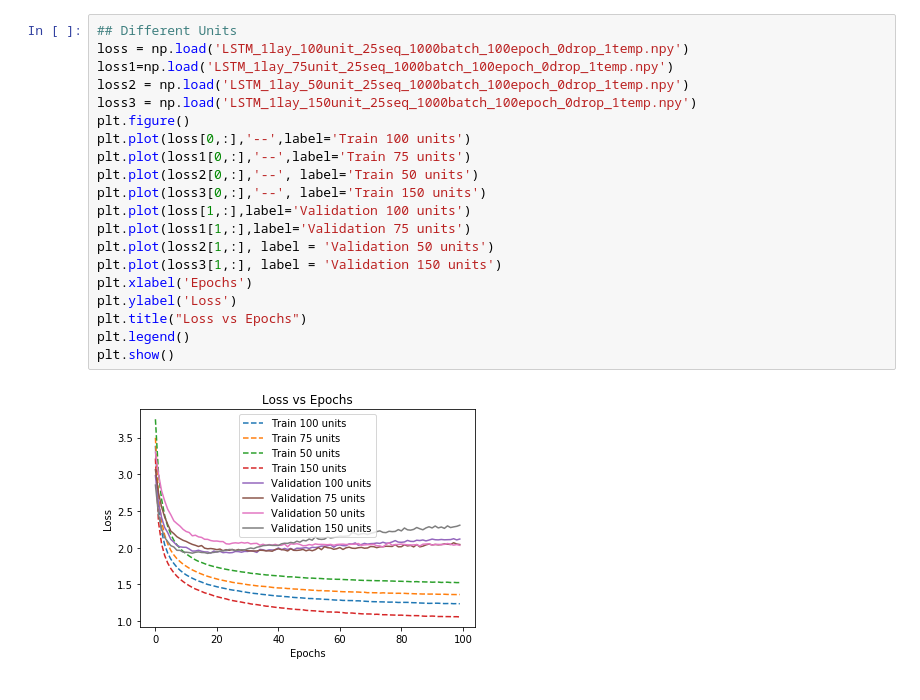
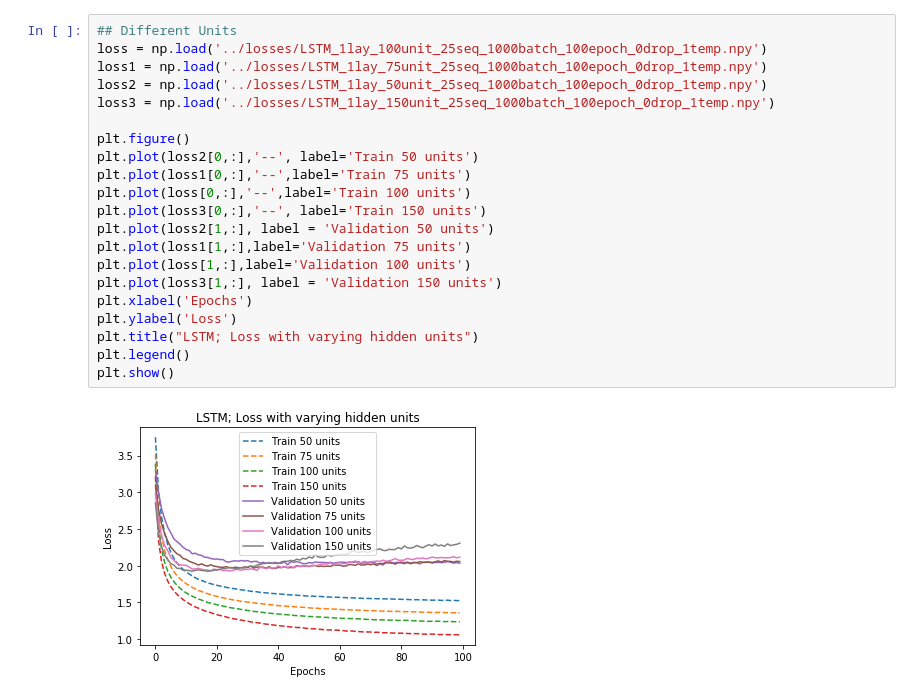
Before and after one commit to ltindall/cse253_pa4, a Jupyter notebook: code/plotting_for_Report.ipynb, the cells around one changed output. Cells and saved outputs as stored; diff of their text form.

```diff
--- a/code/plotting_for_Report.ipynb
+++ b/code/plotting_for_Report.ipynb
@@ -16,22 +34,23 @@ plt.show()
 # %%
 ## Different Units
-loss = np.load('LSTM_1lay_100unit_25seq_1000batch_100epoch_0drop_1temp.npy')
-loss1=np.load('LSTM_1lay_75unit_25seq_1000batch_100epoch_0drop_1temp.npy')
-loss2 = np.load('LSTM_1lay_50unit_25seq_1000batch_100epoch_0drop_1temp.npy')
-loss3 = np.load('LSTM_1lay_150unit_25seq_1000batch_100epoch_0drop_1temp.npy')
+loss = np.load('../losses/LSTM_1lay_100unit_25seq_1000batch_100epoch_0drop_1temp.npy')
+loss1 = np.load('../losses/LSTM_1lay_75unit_25seq_1000batch_100epoch_0drop_1temp.npy')
+loss2 = np.load('../losses/LSTM_1lay_50unit_25seq_1000batch_100epoch_0drop_1temp.npy')
+loss3 = np.load('../losses/LSTM_1lay_150unit_25seq_1000batch_100epoch_0drop_1temp.npy')
+
 plt.figure()
+plt.plot(loss2[0,:],'--', label='Train 50 units')
+plt.plot(loss1[0,:],'--',label='Train 75 units')
 plt.plot(loss[0,:],'--',label='Train 100 units')
-plt.plot(loss1[0,:],'--',label='Train 75 units')
-plt.plot(loss2[0,:],'--', label='Train 50 units')
 plt.plot(loss3[0,:],'--', label='Train 150 units')
+plt.plot(loss2[1,:], label = 'Validation 50 units')
+plt.plot(loss1[1,:],label='Validation 75 units')
 plt.plot(loss[1,:],label='Validation 100 units')
-plt.plot(loss1[1,:],label='Validation 75 units')
-plt.plot(loss2[1,:], label = 'Validation 50 units')
 plt.plot(loss3[1,:], label = 'Validation 150 units')
 plt.xlabel('Epochs')
 plt.ylabel('Loss')
-plt.title("Loss vs Epochs")
+plt.title("LSTM; Loss with varying hidden units")
 plt.legend()
 plt.show()
 # %% [output]
-[figure, old version]
+[figure, new version]
```
Also changed, not shown: parts of 9 cells of this notebook, 44 other files.
